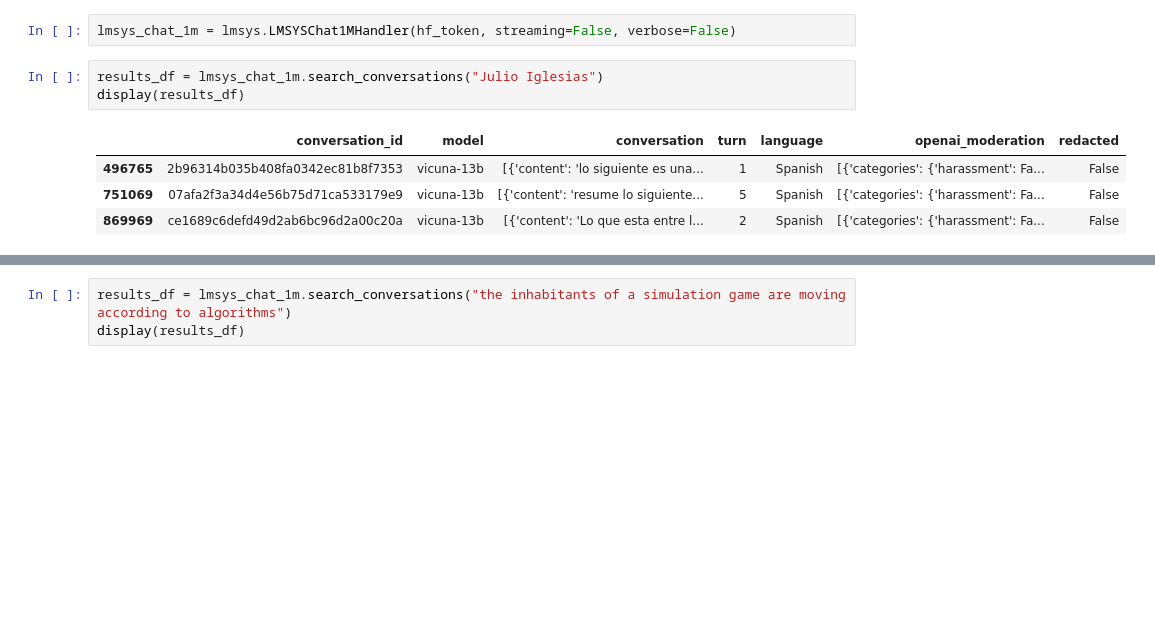
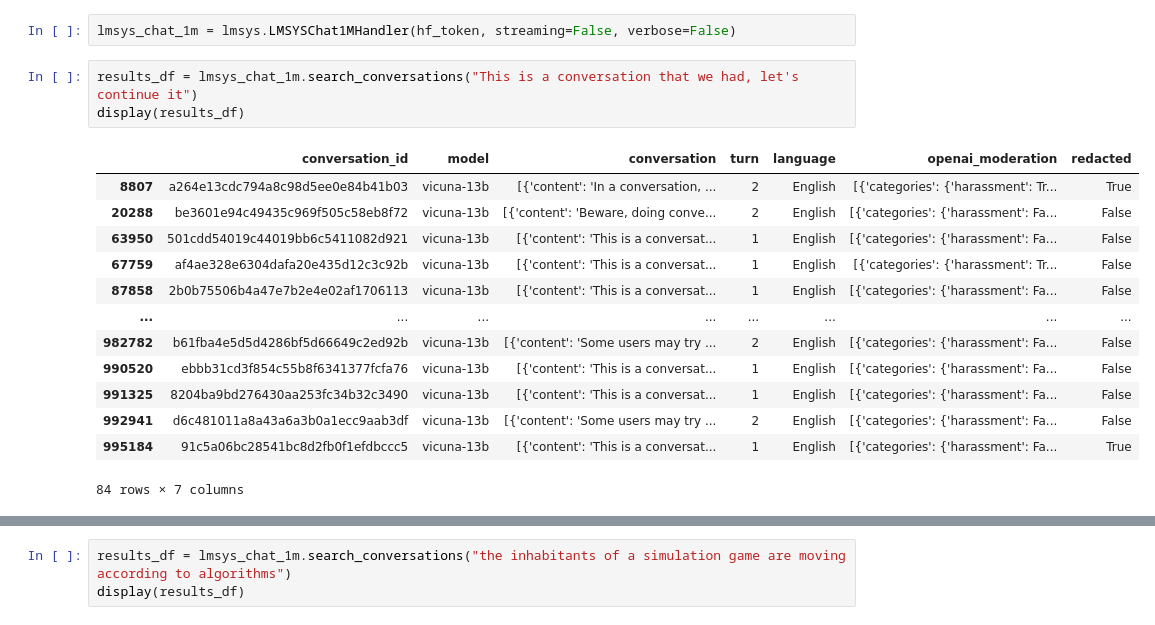
Before and after one commit to reddgr/chatbot-response-scoring-scbn-rqtl, a Jupyter notebook: lmsys-chatbot-arena-hall-of-fame.ipynb, the cells around one changed output, grey strips where cells are left out. Drawn from its saved outputs; the diff is of its cells as text; blank space fills up the shorter version.

```diff
--- a/lmsys-chatbot-arena-hall-of-fame.ipynb
+++ b/lmsys-chatbot-arena-hall-of-fame.ipynb
@@ -29,11 +29,20 @@ Using HuggingFace write token: hf_u*****************************Xipx
 # Search function
 # %%
 lmsys_chat_1m = lmsys.LMSYSChat1MHandler(hf_token, streaming=False, verbose=False)
-# %%
-results_df = lmsys_chat_1m.search_conversations("Julio Iglesias")
-display(results_df)
-# %% [output]
-|  | conversation_id | model | conversation | turn | language | openai_moderation | redacted |
-| 496765 | 2b96314b035b408fa0342ec81b8f7353 | vicuna-13b | [{'content': 'lo siguiente es una... | 1 | Spanish | [{'categories': {'harassment': Fa... | False |
-| 751069 | 07afa2f3a34d4e56b75d71ca533179e9 | vicuna-13b | [{'content': 'resume lo siguiente... | 5 | Spanish | [{'categories': {'harassment': Fa... | False |
-| 869969 | ce1689c6defd49d2ab6bc96d2a00c20a | vicuna-13b | [{'content': 'Lo que esta entre l... | 2 | Spanish | [{'categories': {'harassment': Fa... | False |
+# %%
+results_df = lmsys_chat_1m.search_conversations("This is a conversation that we had, let's continue it")
+display(results_df)
+# %% [output]
+|  | conversation_id | model | conversation | turn | language | openai_moderation | redacted |
+| 8807 | a264e13cdc794a8c98d5ee0e84b41b03 | vicuna-13b | [{'content': 'In a conversation, ... | 2 | English | [{'categories': {'harassment': Tr... | True |
+| 20288 | be3601e94c49435c969f505c58eb8f72 | vicuna-13b | [{'content': 'Beware, doing conve... | 2 | English | [{'categories': {'harassment': Fa... | False |
+| 63950 | 501cdd54019c44019bb6c5411082d921 | vicuna-13b | [{'content': 'This is a conversat... | 1 | English | [{'categories': {'harassment': Fa... | False |
+| 67759 | af4ae328e6304dafa20e435d12c3c92b | vicuna-13b | [{'content': 'This is a conversat... | 1 | English | [{'categories': {'harassment': Tr... | False |
+| 87858 | 2b0b75506b4a47e7b2e4e02af1706113 | vicuna-13b | [{'content': 'This is a conversat... | 1 | English | [{'categories': {'harassment': Fa... | False |
+| ... | ... | ... | ... | ... | ... | ... | ... |
+| 982782 | b61fba4e5d5d4286bf5d66649c2ed92b | vicuna-13b | [{'content': 'Some users may try ... | 2 | English | [{'categories': {'harassment': Fa... | False |
+| 990520 | ebbb31cd3f854c55b8f6341377fcfa76 | vicuna-13b | [{'content': 'This is a conversat... | 1 | English | [{'categories': {'harassment': Fa... | False |
+| 991325 | 8204ba9bd276430aa253fc34b32c3490 | vicuna-13b | [{'content': 'This is a conversat... | 1 | English | [{'categories': {'harassment': Fa... | False |
+| 992941 | d6c481011a8a43a6a3b0a1ecc9aab3df | vicuna-13b | [{'content': 'Some users may try ... | 2 | English | [{'categories': {'harassment': Fa... | False |
+| 995184 | 91c5a06bc28541bc8d2fb0f1efdbccc5 | vicuna-13b | [{'content': 'This is a conversat... | 1 | English | [{'categories': {'harassment': Fa... | True |
+84 rows × 7 columns
```
Also changed, not shown: parts of 3 cells of this notebook.
